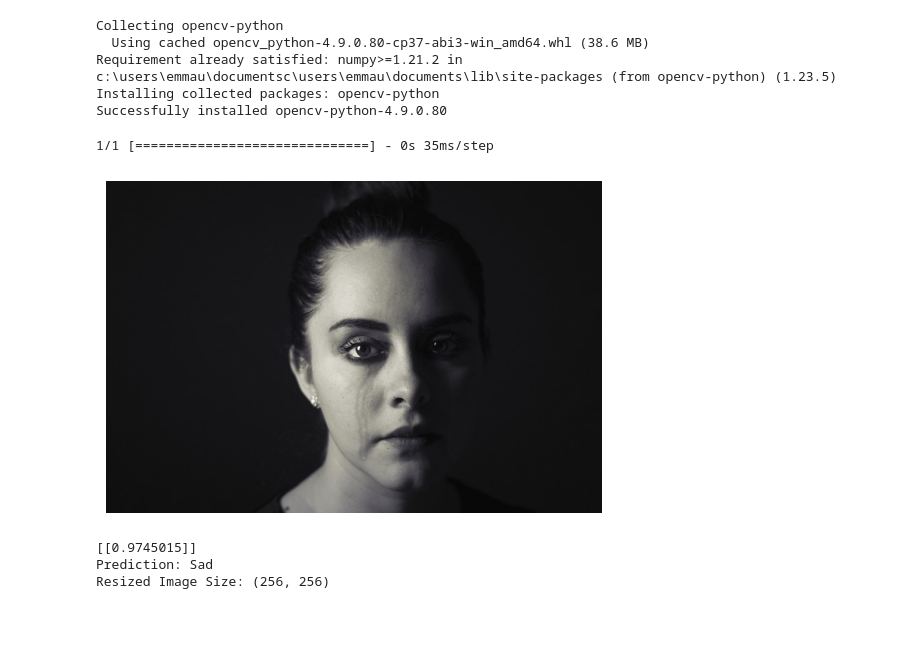
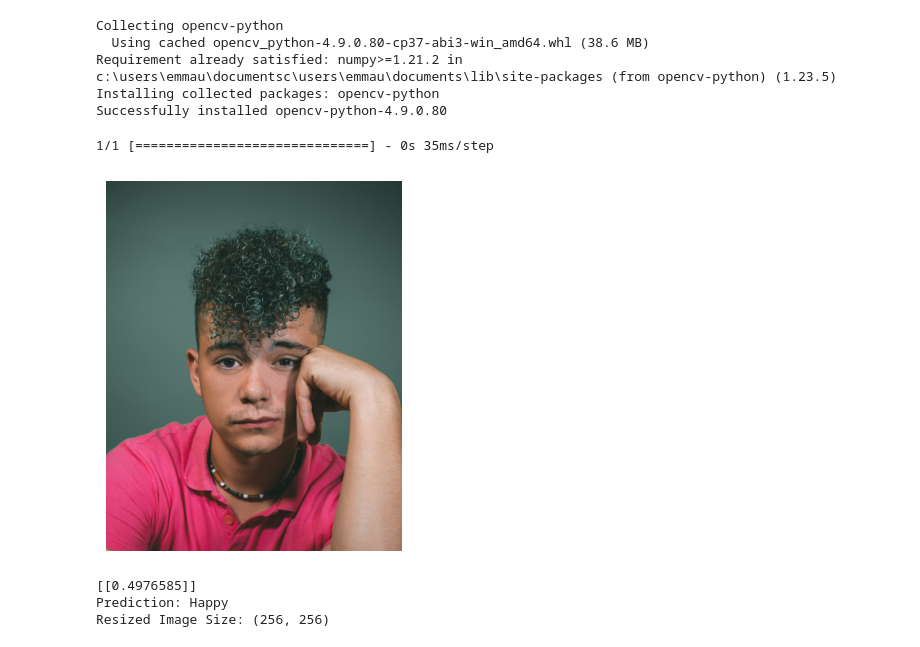
Before and after one commit to Emmantheo/facial-detection, a Jupyter notebook: note.ipynb, the cells around one changed output. Saved outputs shown, nothing was run; the diff lists cells and outputs as text; code cells hidden in the pictures; blank space fills up the shorter version.

```diff
--- a/note.ipynb
+++ b/note.ipynb
@@ -295,7 +284,7 @@ logdir='logs'
 # %%
 tensorboard_callback = tf.keras.callbacks.TensorBoard(log_dir=logdir)
 # %%
-hist = model.fit(train_generator, epochs=20, callbacks=[tensorboard_callback], verbose=1,
-      validation_data = val_generator)
+hist = model.fit(train, epochs=20, callbacks=[tensorboard_callback]
+      )
 # %% [output]
 Epoch 1/20
@@ -343,25 +344,0 @@ plt.show()
-# %%
-from tensorflow.keras.models import Sequential
-from tensorflow.keras.layers import Conv2D, MaxPooling2D, Dense, Flatten, Dropout
-
-#3 conv block, a flatten layer and 2 dense layer
-
-model = Sequential()
-model.add(Conv2D(16, (3,3), 1, activation='relu', input_shape=(256,256,3)))
-model.add(MaxPooling2D())
-
-model.add(Conv2D(32, (3,3), 1, activation='relu'))
-model.add(MaxPooling2D())
-
-model.add(Conv2D(16, (3,3), 1, activation='relu'))
-model.add(MaxPooling2D())
-
-model.add(Flatten())
-
-model.add(Dense(256, activation='relu'))
-model.add(Dense(1, activation='sigmoid'))
-# %%
-from tensorflow.keras.optimizers import RMSprop
-
-model.compile('adam', loss=tf.losses.BinaryCrossentropy(),
-              metrics=['accuracy'])
@@ -417,8 +346,0 @@ Found 26 images belonging to 2 classes.
-# %%
-hist = model.fit(
-      train_generator,
-      steps_per_epoch=2,
-      epochs=4,
-      verbose=1,
-      validation_data = validation_generator,
-      validation_steps=2)
@@ -479,35 +370,35 @@ def load_and_process_image(img_path, target_size=(256, 256)):
     img /= 255.0  # Rescale to match the normalization used during training
     return img
 
 # Specify the path to the new image you want to predict
-new_image_path = 'test/test_sad/woman-1867127_640.jpg'
+new_image_path = 'test/test_sad/thabang-madnsela-nwYas4Usbac-unsplash.jpg'
 
 # Load and preprocess the new image with resizing to 300x300
 new_image = load_and_process_image(new_image_path, target_size=(256, 256))
 
 # Make predictions
 predictions = model.predict(new_image)
 
 # Display the original image
 img = cv2.imread(new_image_path)
 img = cv2.cvtColor(img, cv2.COLOR_BGR2RGB)  # OpenCV uses BGR, convert to RGB for displaying with matplotlib
 plt.imshow(img)
 plt.axis('off')
 plt.show()
 
 # Display the prediction
 if predictions[0] > 0.5:
     print(predictions)
     print('Prediction: Sad')
 else:
     print(predictions)
     print('Prediction: Happy')
 
 # Display the size of the loaded image
 print(f'Resized Image Size: {new_image.shape[1:3]}')
 # %% [output]
 1/1 [==============================] - 0s 35ms/step
-[figure, old version]
+[figure, new version]
-[[0.9745015]]
-Prediction: Sad
+[[0.4976585]]
+Prediction: Happy
 Resized Image Size: (256, 256)
```
Also changed, not shown: parts of 18 cells of this notebook.
